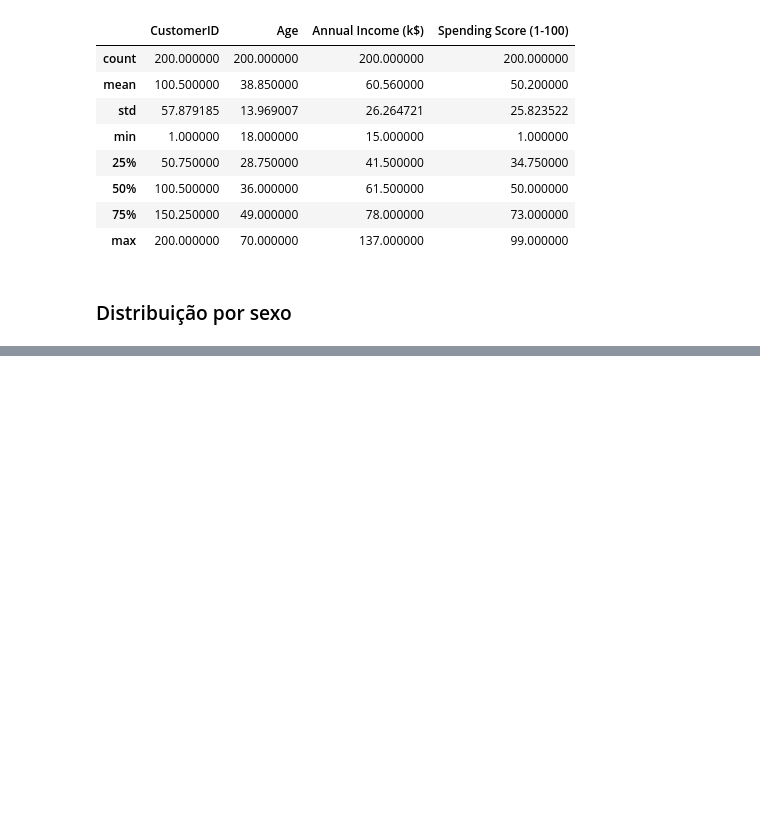
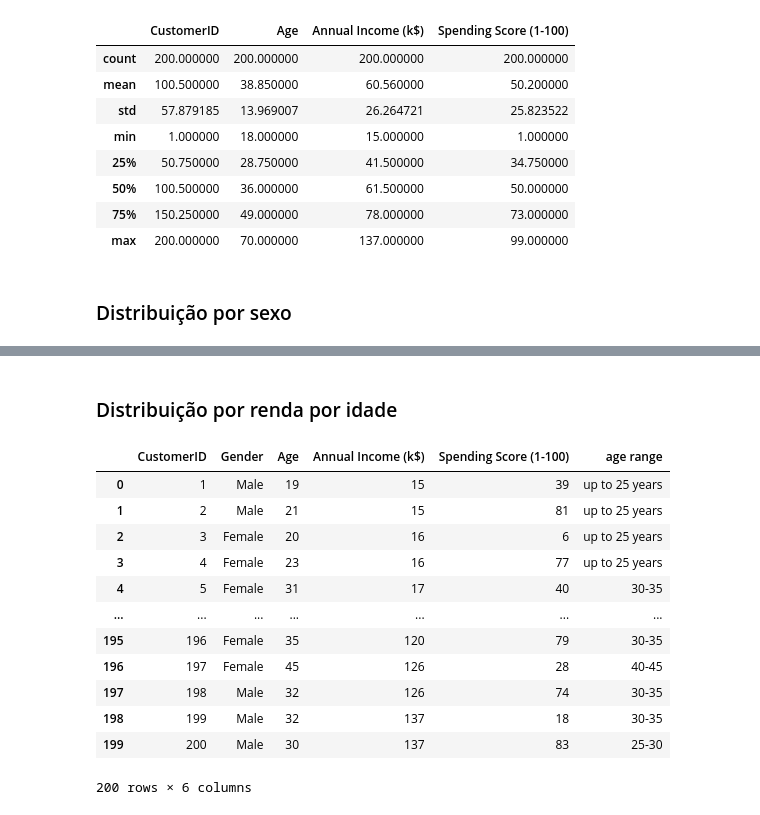
Before and after one commit to soueuwilliam/Shopping_Customer_Clustering, a Jupyter notebook: Notebooks/analises_exploratoria.ipynb, the cells around one changed output, grey strips where cells are left out. Drawn from its saved outputs; the diff is of its cells as text; code cells hidden in the pictures; blank space fills up the shorter version.

```diff
--- a/Notebooks/analises_exploratoria.ipynb
+++ b/Notebooks/analises_exploratoria.ipynb
@@ -93,0 +101,22 @@ Text(0.5, 1.0, 'Renda Anual Média por Gênero')
+# %% [markdown]
+### Distribuição por renda por idade
+# %%
+# Definir as faixas etárias
+bins = [0, 25, 30, 35, 40, 45, 50, 55, 60, 65, 70]
+labels = ['up to 25 years', '25-30', '30-35', '35-40', '40-45','45-50','50-55','55-60','60-65','65+']
+df['age range'] = pd.cut(df['Age'], bins=bins, labels=labels)
+df
+# %% [output]
+|  | CustomerID | Gender | Age | Annual Income (k$) | Spending Score (1-100) | age range |
+| 0 | 1 | Male | 19 | 15 | 39 | up to 25 years |
+| 1 | 2 | Male | 21 | 15 | 81 | up to 25 years |
+| 2 | 3 | Female | 20 | 16 | 6 | up to 25 years |
+| 3 | 4 | Female | 23 | 16 | 77 | up to 25 years |
+| 4 | 5 | Female | 31 | 17 | 40 | 30-35 |
+| ... | ... | ... | ... | ... | ... | ... |
+| 195 | 196 | Female | 35 | 120 | 79 | 30-35 |
+| 196 | 197 | Female | 45 | 126 | 28 | 40-45 |
+| 197 | 198 | Male | 32 | 126 | 74 | 30-35 |
+| 198 | 199 | Male | 32 | 137 | 18 | 30-35 |
+| 199 | 200 | Male | 30 | 137 | 83 | 25-30 |
+200 rows × 6 columns
```
Also changed, not shown: parts of 10 cells of this notebook, 2 other files.
